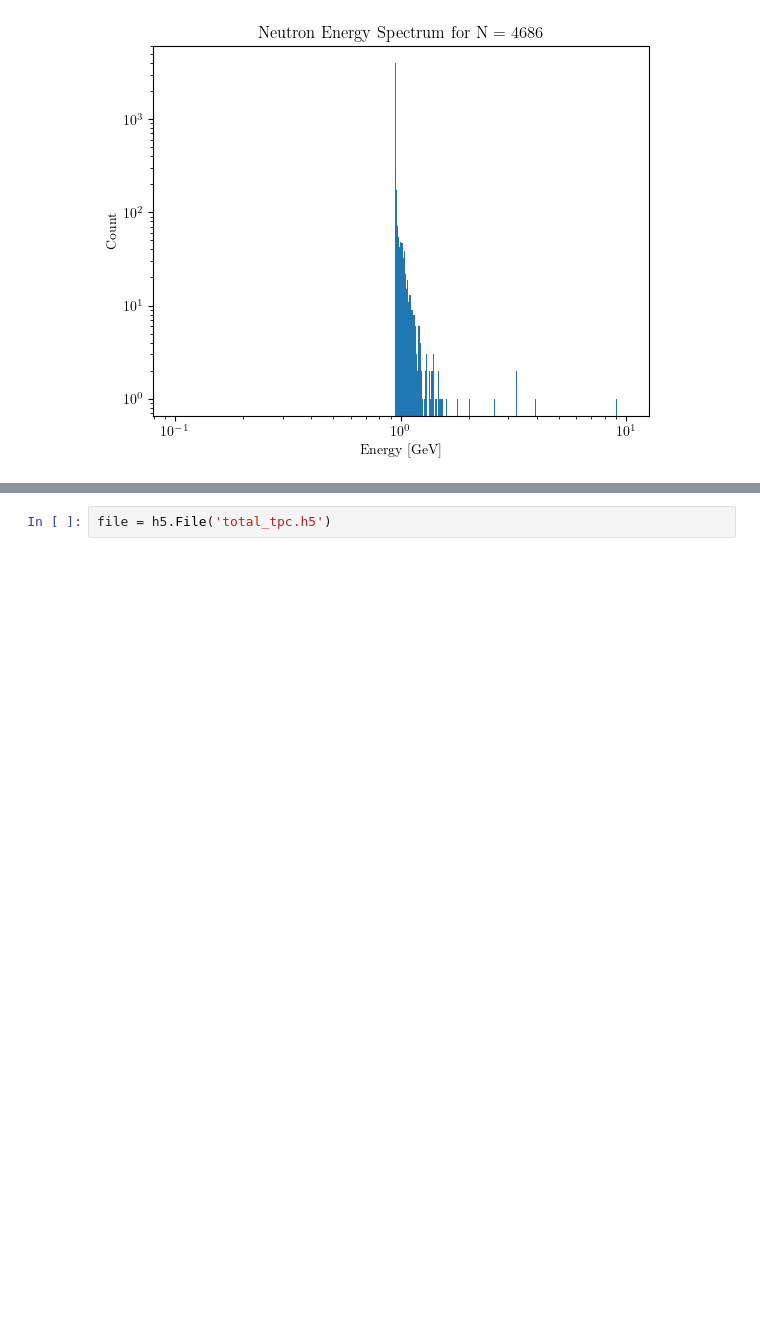
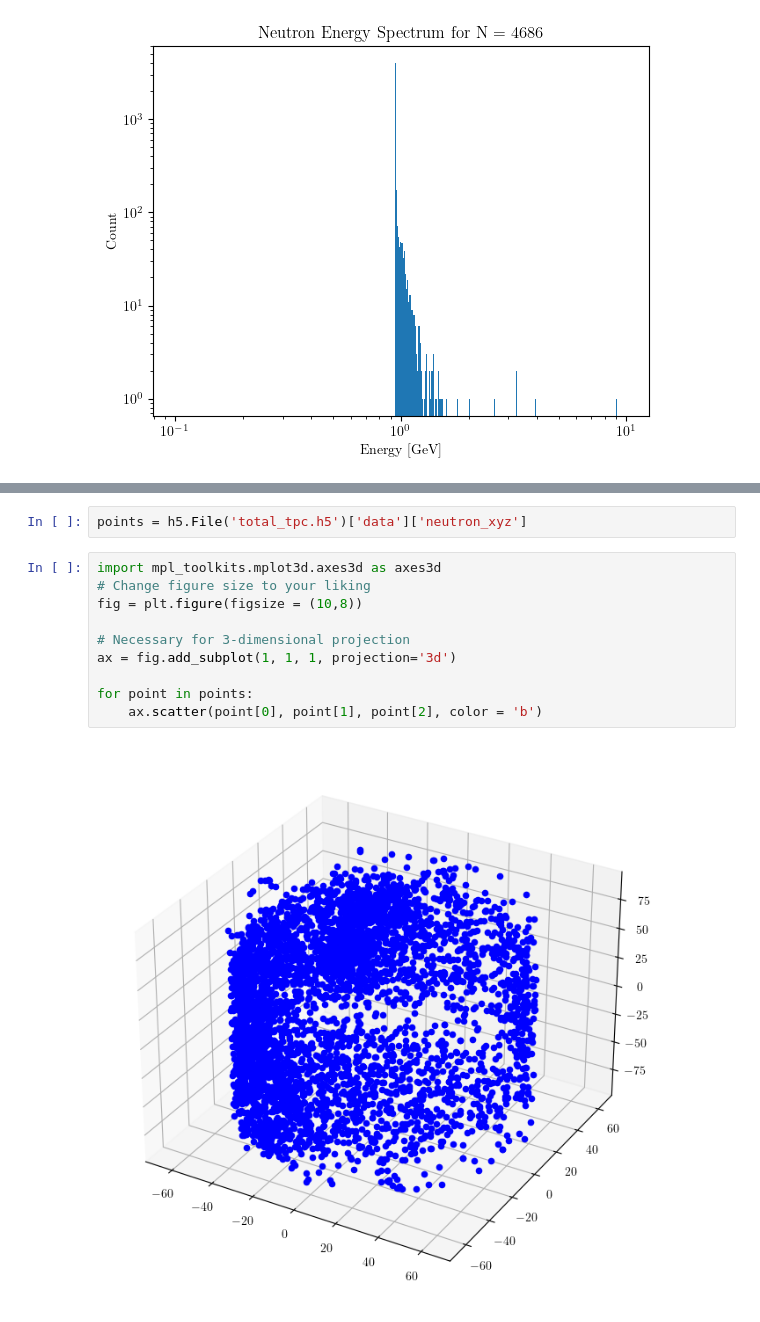
Before and after one commit to regaross/flukaSims, a Jupyter notebook: analysis/tpc_neutrons.ipynb, the cells around one changed output, grey strips where cells are left out. Drawn from its saved outputs; the diff is of its cells as text; blank space fills up the shorter version.

```diff
--- a/analysis/tpc_neutrons.ipynb
+++ b/analysis/tpc_neutrons.ipynb
@@ -29,2 +31,14 @@ at.plot_impact_hist('od_master.h5', bins  = 50, label = 'OD')
 # %%
-file = h5.File('total_tpc.h5')
+points = h5.File('total_tpc.h5')['data']['neutron_xyz']
+# %%
+import mpl_toolkits.mplot3d.axes3d as axes3d
+# Change figure size to your liking
+fig = plt.figure(figsize = (10,8))
+
+# Necessary for 3-dimensional projection
+ax = fig.add_subplot(1, 1, 1, projection='3d')
+
+for point in points:
+    ax.scatter(point[0], point[1], point[2], color = 'b')
+# %% [output]
+[figure, added]
```
Also changed, not shown: parts of 1 cell of this notebook, 9 other files.
